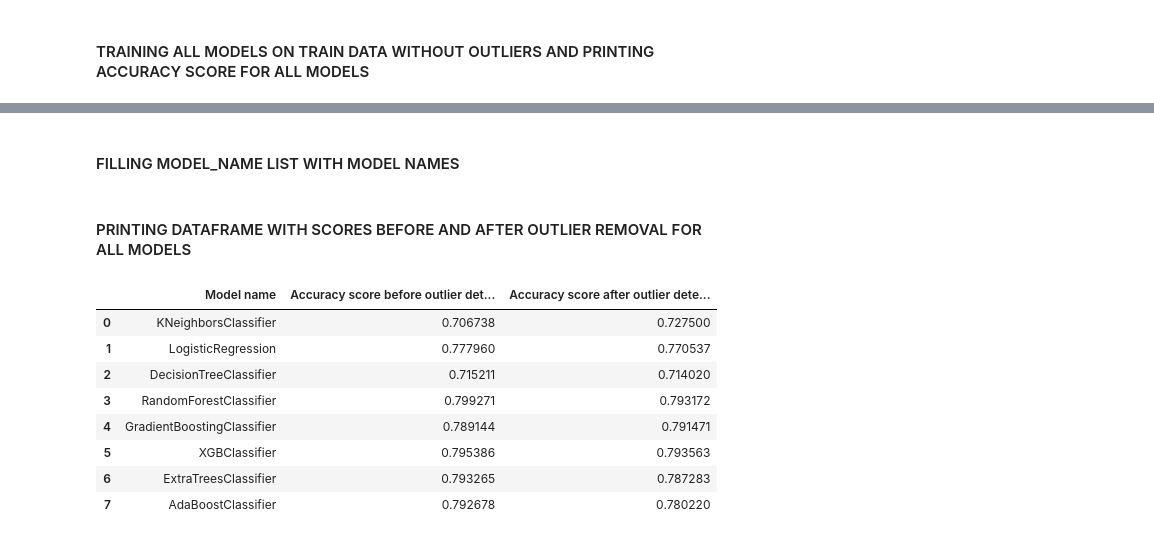
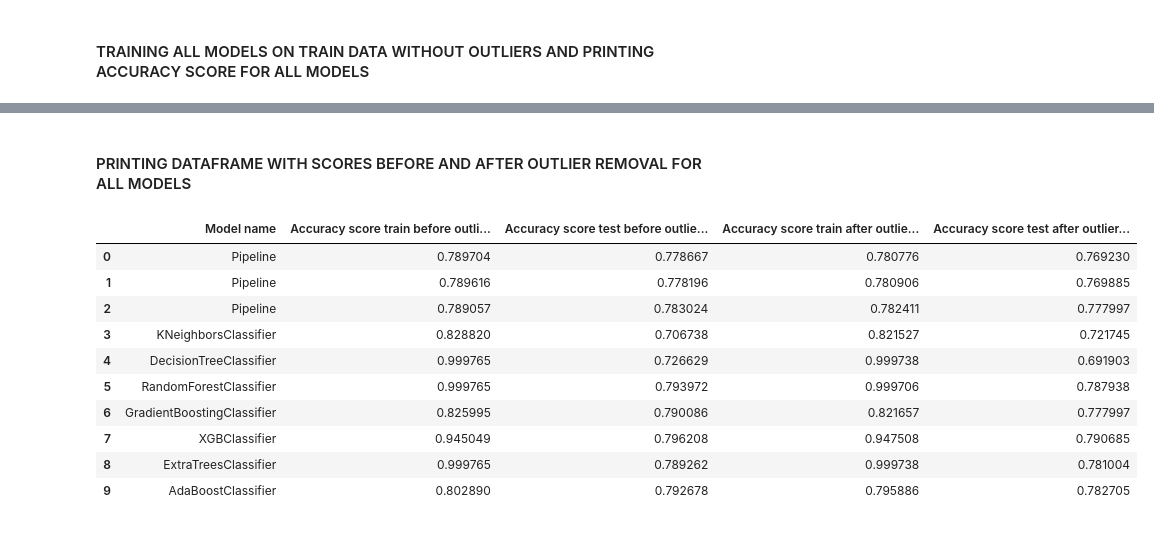
Before and after one commit to rkons88/Google-Alphabet-stock-price-forecast, a Jupyter notebook: Spaceship Titanic/Spaceship Titanic.ipynb, the cells around one changed output, grey strips where cells are left out. Saved outputs shown, nothing was run; the diff lists cells and outputs as text; code cells hidden in the pictures.

```diff
--- a/Spaceship Titanic/Spaceship Titanic.ipynb
+++ b/Spaceship Titanic/Spaceship Titanic.ipynb
@@ -611,10 +636,16 @@ kfold = model_selection.KFold(n_splits=5, random_state=None)
 # %% [markdown]
 #### TRAINING ALL MODELS ON TRAIN DATA AND PRINTING ACCURACY SCORE FOR ALL MODELS
 # %%
-score_before_outliers_detection = []
+model_name = []
+train_score_before_outliers_detection = []
+test_score_before_outliers_detection = []
 
 for model in models:
     model.fit(X_train,y_train)
-    score = cross_validate(model, X_train, y_train, cv=kfold, scoring='accuracy')
-    score_before_outliers_detection.append(score['test_score'].mean())
-    model.predict(X_test)
+    score = cross_validate(model, X_train, y_train, cv=kfold, scoring='accuracy', return_train_score=True)
+    model_name.append(type(model).__name__)
+    train_score_before_outliers_detection.append(score['train_score'].mean())
+    test_score_before_outliers_detection.append(score['test_score'].mean())
+    print(type(model).__name__)
+    print(score['train_score'].mean())
+    print(score['test_score'].mean())
@@ -646,10 +695,14 @@ y_train.reset_index(drop=True, inplace=True)
 # %% [markdown]
 #### TRAINING ALL MODELS ON TRAIN DATA WITHOUT OUTLIERS AND PRINTING ACCURACY SCORE FOR ALL MODELS
 # %%
-score_after_outliers_detection = []
+train_score_after_outliers_detection = []
+test_score_after_outliers_detection = []
 
 for model in models:
     model.fit(X_train,y_train.values.ravel())
-    score = cross_validate(model, X_train, y_train.values.ravel(), cv=kfold, scoring='accuracy')
-    score_after_outliers_detection.append(score['test_score'].mean())
-    model.predict(X_test)
+    score = cross_validate(model, X_train, y_train.values.ravel(), cv=kfold, scoring='accuracy', return_train_score=True)
+    train_score_after_outliers_detection.append(score['train_score'].mean())
+    test_score_after_outliers_detection.append(score['test_score'].mean())
+    print(type(model).__name__)
+    print(score['train_score'].mean())
+    print(score['test_score'].mean())
@@ -656,26 +727,23 @@ for model in models:
-# %% [markdown]
-#### FILLING MODEL_NAME LIST WITH MODEL NAMES
-# %%
-model_name = []
-
-for model in models:
-    model_name.append(type(model).__name__)
 # %% [markdown]
 #### PRINTING DATAFRAME WITH SCORES BEFORE AND AFTER OUTLIER REMOVAL FOR ALL MODELS
 # %%
-overview = pd.concat([pd.DataFrame(model_name).rename(columns={outlier.columns[0]: 'Model name'}),
-                      pd.DataFrame(score_before_outliers_detection).rename(columns={outlier.columns[0]: 'Accuracy score before outlier detection'}),
-                      pd.DataFrame(score_after_outliers_detection).rename(columns={outlier.columns[0]: 'Accuracy score after outlier detection'})],
+overview = pd.concat([pd.DataFrame(model_name).rename(columns={pd.DataFrame(model_name).columns[0]: 'Model name'}),
+                      pd.DataFrame(train_score_before_outliers_detection).rename(columns={pd.DataFrame(train_score_before_outliers_detection).columns[0]: 'Accuracy score train before outlier detection'}),
+                      pd.DataFrame(test_score_before_outliers_detection).rename(columns={pd.DataFrame(test_score_before_outliers_detection).columns[0]: 'Accuracy score test before outlier detection'}),
+                      pd.DataFrame(train_score_after_outliers_detection).rename(columns={pd.DataFrame(train_score_after_outliers_detection).columns[0]: 'Accuracy score train after outlier detection'}),
+                      pd.DataFrame(test_score_after_outliers_detection).rename(columns={pd.DataFrame(test_score_after_outliers_detection).columns[0]: 'Accuracy score test after outlier detection'})],
                       axis=1)
 
 overview
 # %% [output]
-|  | Model name | Accuracy score before outlier det... | Accuracy score after outlier dete... |
-| 0 | KNeighborsClassifier | 0.706738 | 0.727500 |
-| 1 | LogisticRegression | 0.777960 | 0.770537 |
-| 2 | DecisionTreeClassifier | 0.715211 | 0.714020 |
-| 3 | RandomForestClassifier | 0.799271 | 0.793172 |
-| 4 | GradientBoostingClassifier | 0.789144 | 0.791471 |
-| 5 | XGBClassifier | 0.795386 | 0.793563 |
-| 6 | ExtraTreesClassifier | 0.793265 | 0.787283 |
-| 7 | AdaBoostClassifier | 0.792678 | 0.780220 |
+|  | Model name | Accuracy score train before outli... | Accuracy score test before outlie... | Accuracy score train after outlie... | Accuracy score test after outlier... |
+| 0 | Pipeline | 0.789704 | 0.778667 | 0.780776 | 0.769230 |
+| 1 | Pipeline | 0.789616 | 0.778196 | 0.780906 | 0.769885 |
+| 2 | Pipeline | 0.789057 | 0.783024 | 0.782411 | 0.777997 |
+| 3 | KNeighborsClassifier | 0.828820 | 0.706738 | 0.821527 | 0.721745 |
+| 4 | DecisionTreeClassifier | 0.999765 | 0.726629 | 0.999738 | 0.691903 |
+| 5 | RandomForestClassifier | 0.999765 | 0.793972 | 0.999706 | 0.787938 |
+| 6 | GradientBoostingClassifier | 0.825995 | 0.790086 | 0.821657 | 0.777997 |
+| 7 | XGBClassifier | 0.945049 | 0.796208 | 0.947508 | 0.790685 |
+| 8 | ExtraTreesClassifier | 0.999765 | 0.789262 | 0.999738 | 0.781004 |
+| 9 | AdaBoostClassifier | 0.802890 | 0.792678 | 0.795886 | 0.782705 |
```
Also changed, not shown: parts of 22 cells of this notebook.
